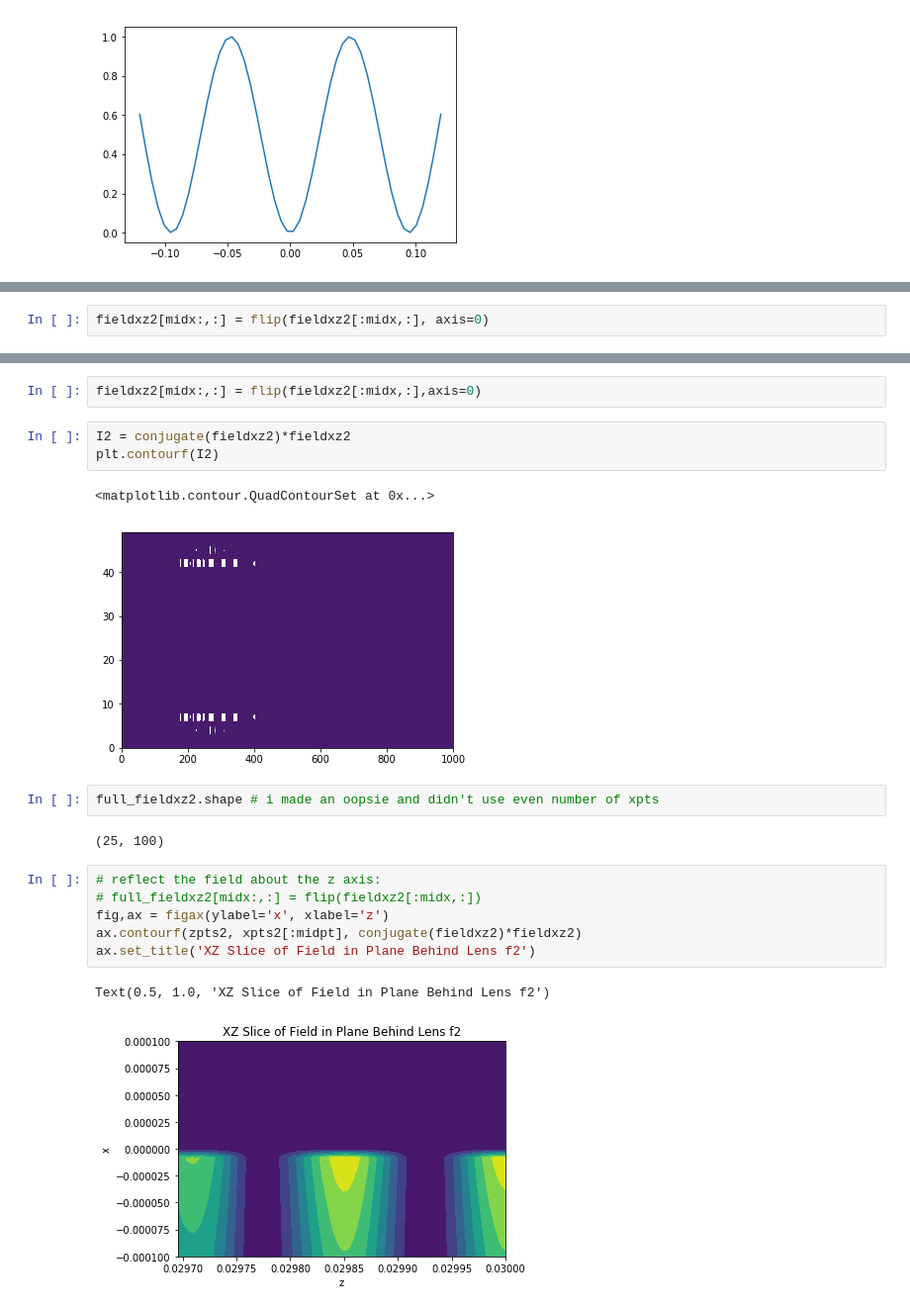
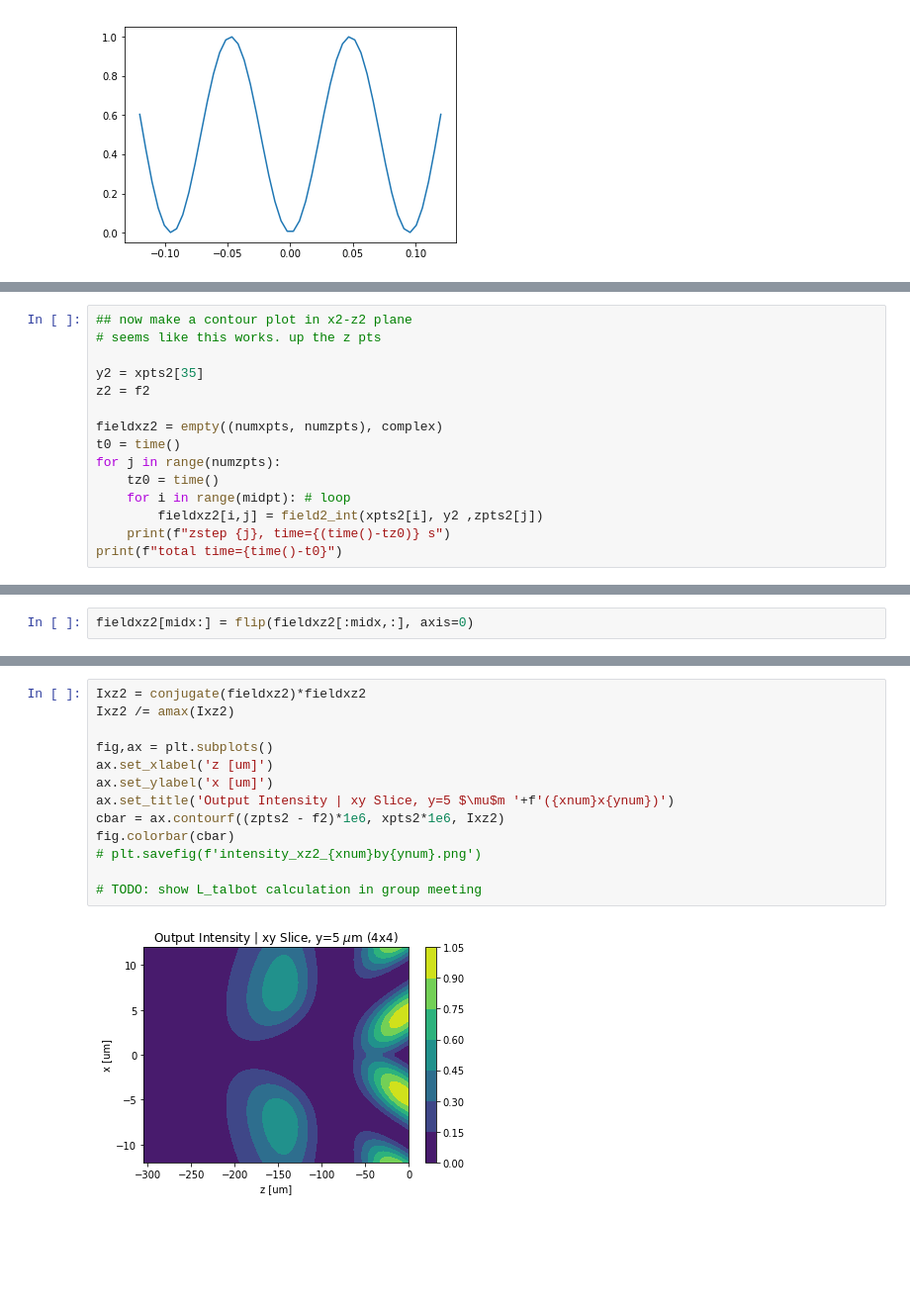
Before and after one commit to prhuft/fourier-optics, a Jupyter notebook: symmetric_gba.ipynb, the cells around one changed output, grey strips where cells are left out. Shown at 99% size. Drawn from its saved outputs; the diff is of its cells as text; blank space fills up the shorter version.

```diff
--- a/symmetric_gba.ipynb
+++ b/symmetric_gba.ipynb
@@ -529,0 +562,15 @@ calculated field2 in 8.12267476717631 mins
+# %%
+## now make a contour plot in x2-z2 plane
+# seems like this works. up the z pts
+
+y2 = xpts2[35]
+z2 = f2
+
+fieldxz2 = empty((numxpts, numzpts), complex)
+t0 = time()
+for j in range(numzpts):
+    tz0 = time()
+    for i in range(midpt): # loop
+        fieldxz2[i,j] = field2_int(xpts2[i], y2 ,zpts2[j])
+    print(f"zstep {j}, time={(time()-tz0)} s")
+print(f"total time={time()-t0}")
@@ -530,2 +595,2 @@ calculated field2 in 8.12267476717631 mins
 # %%
-fieldxz2[midx:,:] = flip(fieldxz2[:midx,:], axis=0)
+fieldxz2[midx:] = flip(fieldxz2[:midx,:], axis=0)
@@ -543,22 +597,16 @@ ValueError: arange: cannot compute length
-# %%
-fieldxz2[midx:,:] = flip(fieldxz2[:midx,:],axis=0)
-# %%
-I2 = conjugate(fieldxz2)*fieldxz2
-plt.contourf(I2)
-# %% [output]
-<matplotlib.contour.QuadContourSet at 0x...>
-[figure, removed]
-# %%
-full_fieldxz2.shape # i made an oopsie and didn't use even number of xpts
-# %% [output]
-(25, 100)
-# %%
-# reflect the field about the z axis:
-# full_fieldxz2[midx:,:] = flip(fieldxz2[:midx,:])
-fig,ax = figax(ylabel='x', xlabel='z')
-ax.contourf(zpts2, xpts2[:midpt], conjugate(fieldxz2)*fieldxz2)
-ax.set_title('XZ Slice of Field in Plane Behind Lens f2')
-# %% [output]
-Text(0.5, 1.0, 'XZ Slice of Field in Plane Behind Lens f2')
-[figure, removed]
+# %%
+Ixz2 = conjugate(fieldxz2)*fieldxz2
+Ixz2 /= amax(Ixz2)
+
+fig,ax = plt.subplots()
+ax.set_xlabel('z [um]')
+ax.set_ylabel('x [um]')
+ax.set_title('Output Intensity | xy Slice, y=5 $\mu$m '+f'({xnum}x{ynum})')
+cbar = ax.contourf((zpts2 - f2)*1e6, xpts2*1e6, Ixz2)
+fig.colorbar(cbar)
+# plt.savefig(f'intensity_xz2_{xnum}by{ynum}.png')
+
+# TODO: show L_talbot calculation in group meeting
+# %% [output]
+[figure, added]
 # %%
```
Also changed, not shown: parts of 21 cells of this notebook, 4 other files.
